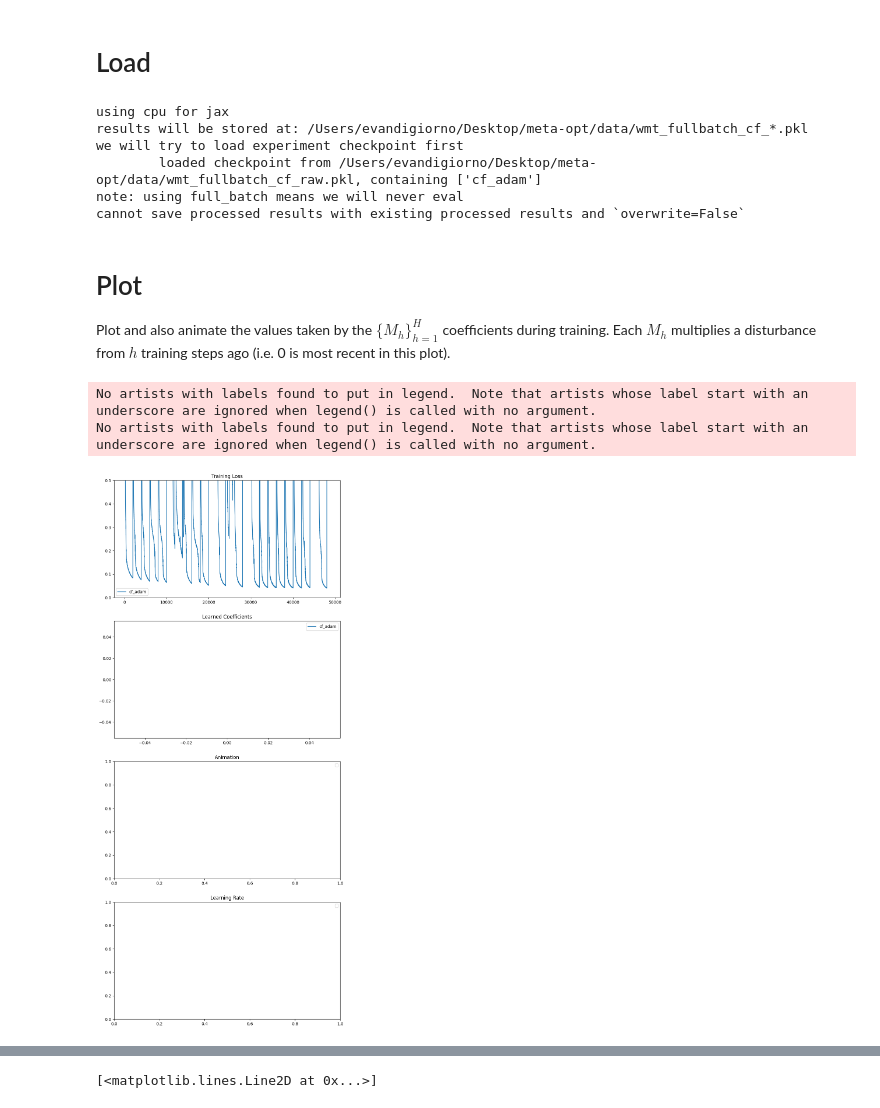
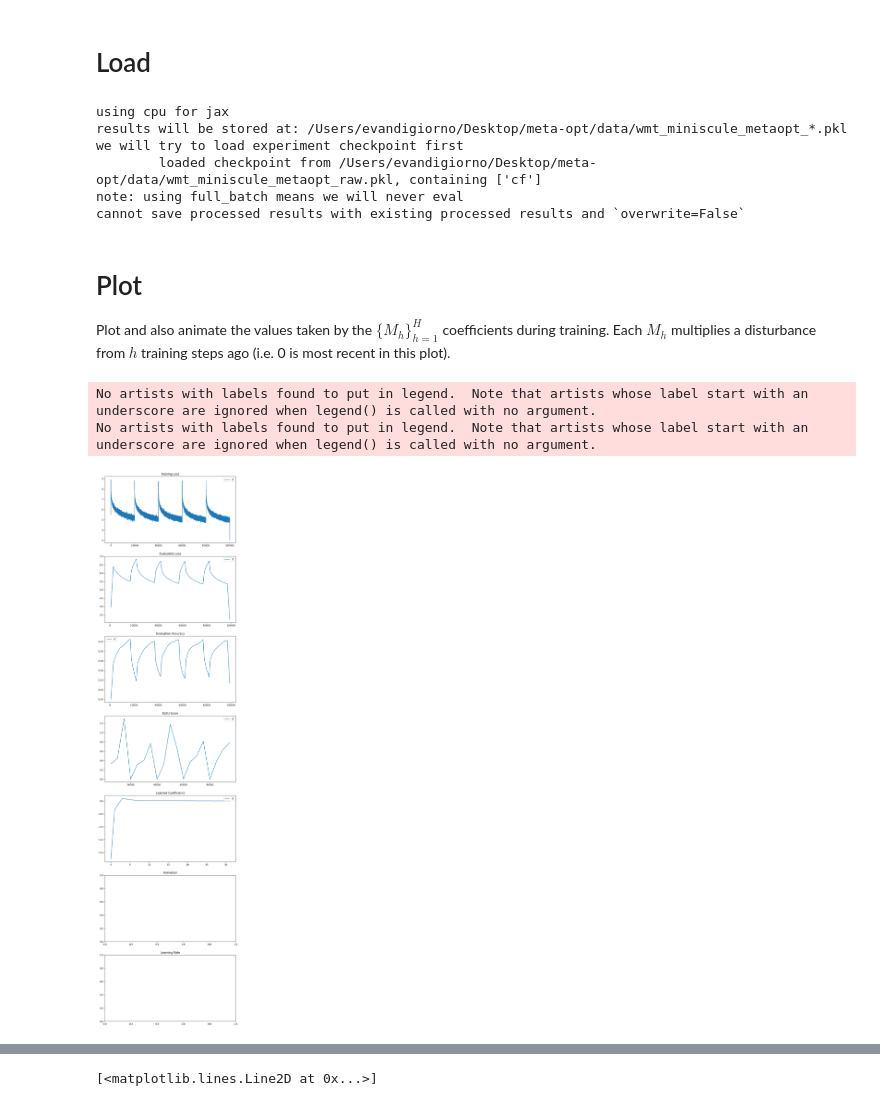
Before and after one commit to edogariu/meta_opt, a Jupyter notebook: notebooks/plotting.ipynb, the cells around one changed output, grey strips where cells are left out. Cells and saved outputs as stored; diff of their text form; code cells hidden in the pictures.

```diff
--- a/notebooks/plotting.ipynb
+++ b/notebooks/plotting.ipynb
@@ -21,7 +21,7 @@ CFG = {
     'reset_every': None,
 
     # experiment options
-    'experiment_name': 'wmt_fullbatch_cf',
+    'experiment_name': 'wmt_miniscule_metaopt',
     'load_checkpoint': True,
     'overwrite': False,  # whether to allow us to overwrite existing checkpoints or throw errors
     'directory': os.path.abspath("../"),
@@ -31,9 +31,9 @@ processed_results = process_results(CFG, results)
 # processed_results = pkl.load(open('{}/data/{}_processed.pkl'.format(CFG['directory'], CFG['experiment_name']), 'rb'))
 # %% [output]
 using cpu for jax
-results will be stored at: /Users/evandigiorno/Desktop/meta-opt/data/wmt_fullbatch_cf_*.pkl
+results will be stored at: /Users/evandigiorno/Desktop/meta-opt/data/wmt_miniscule_metaopt_*.pkl
 we will try to load experiment checkpoint first
-        loaded checkpoint from /Users/evandigiorno/Desktop/meta-opt/data/wmt_fullbatch_cf_raw.pkl, containing ['cf_adam']
+        loaded checkpoint from /Users/evandigiorno/Desktop/meta-opt/data/wmt_miniscule_metaopt_raw.pkl, containing ['cf']
 note: using full_batch means we will never eval
 cannot save processed results with existing processed results and `overwrite=False`
 # %%
@@ -74,40 +74,40 @@ keys_to_plot = {
 
 plots_to_make = {
               'loss': 'Training Loss',
-              # 'eval_loss': 'Evaluation Loss',
-              # 'eval_acc': 'Evaluation Accuracy',
-              # 'bleu': 'BLEU Score',
+              'eval_loss': 'Evaluation Loss',
+              'eval_acc': 'Evaluation Accuracy',
+              'bleu': 'BLEU Score',
               'M': 'Learned Coefficients',
               'anim': 'Animation',
               # 'grad_sq_norm': 'Sq Grad Norm',
               # 'proj_grad_sq_norm': 'Proj Sq Grad Norm',
                'lr': 'Learning Rate',
 }
 
 # ----------------------------------------
 # OR just plot em via regex
 # ----------------------------------------
 # keys_to_plot = '.*long.*'  # specific regex
 keys_to_plot = '.*'  # anything
 
 (fig, ax), anim = plot(results, processed_results, keys_to_plot, plots_to_make, anim_bounds=(-1.5, 0.5), smoothing=5)
-ax[0].set_ylim(0.,0.5)
+# ax[0].set_ylim(0.,0.5)
 # ax[0].set_xlim(680, 800)
 # ax[1].set_ylim(0.6, 0.95)
 # ax[2].set_ylim(0.95, 0.99)
 # ax[3].set_ylim(0.95, 0.99)
 # ax[4].set_ylim(-0.1, 40)
 # ax[1].set_ylim(0, 0.01)
 # plt.savefig('{}/figs/{}.pdf'.format(CFG['directory'], CFG['experiment_name']))
 plt.show()
 
 if anim is not None:
     h = HTML(anim.to_html5_video())
     display(h)
 # %% [output]
 No artists with labels found to put in legend.  Note that artists whose label start with an underscore are ignored when legend() is called with no argument.
 No artists with labels found to put in legend.  Note that artists whose label start with an underscore are ignored when legend() is called with no argument.
-[figure, old version]
+[figure, new version]
 [interactive output not drawn]
 # %%
 import matplotlib.pyplot as plt
```
Also changed, not shown: 1 other file.
